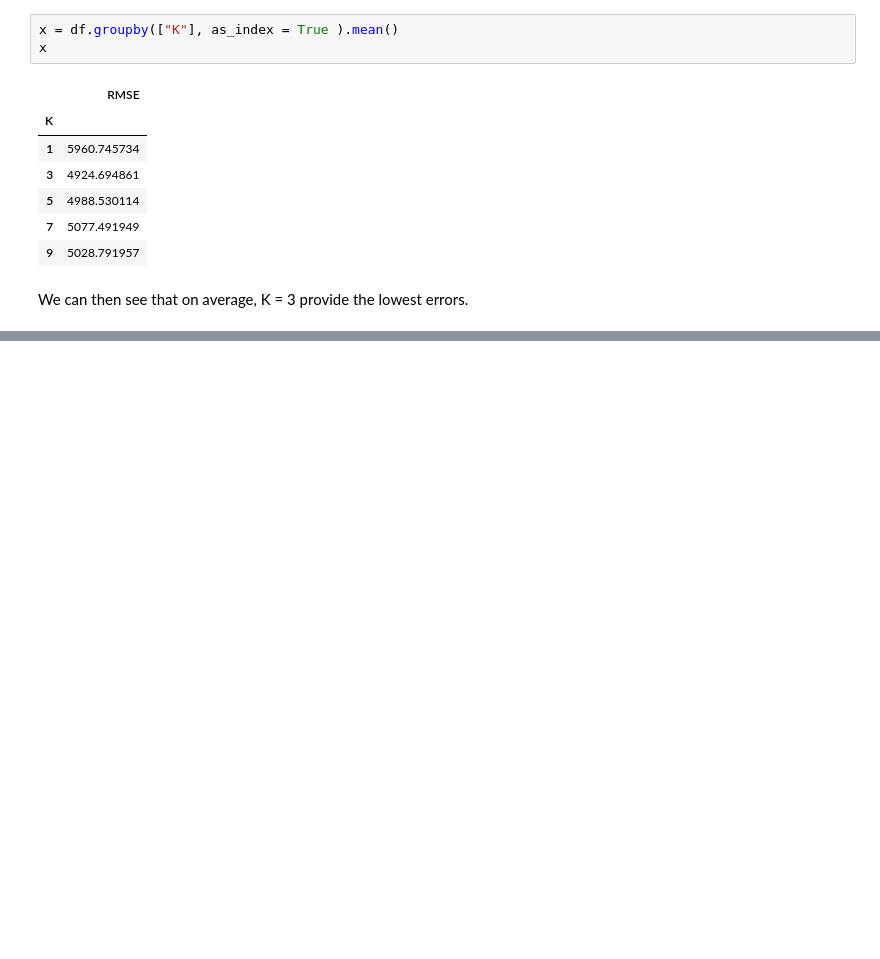
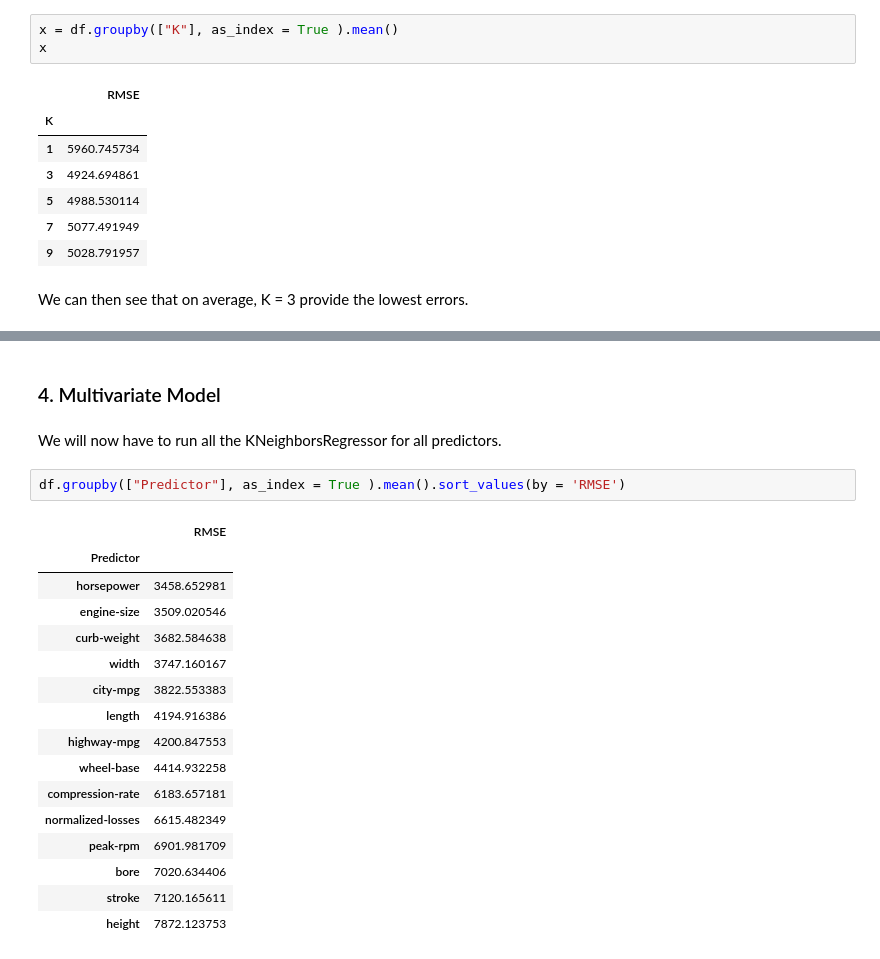
Before and after one commit to PaulineMalaguti/Dataquest, a Jupyter notebook: Python/Prediction Car Sales Price/Predicting_Car_Prices.ipynb, the cells around one changed output, grey strips where cells are left out. Saved outputs shown, nothing was run; the diff lists cells and outputs as text; blank space fills up the shorter version.

Commit message:
Started multivariate needs to continue

```diff
--- a/Python/Prediction Car Sales Price/Predicting_Car_Prices.ipynb
+++ b/Python/Prediction Car Sales Price/Predicting_Car_Prices.ipynb
@@ -280,0 +286,23 @@ We can then see that on average, K = 3 provide the lowest errors.
+# %% [markdown]
+### 4. Multivariate Model
+# %% [markdown]
+We will now have to run all the KNeighborsRegressor for all predictors.
+# %%
+df.groupby(["Predictor"], as_index = True ).mean().sort_values(by = 'RMSE')
+# %% [output]
+|  | RMSE |
+| Predictor |  |
+| horsepower | 3458.652981 |
+| engine-size | 3509.020546 |
+| curb-weight | 3682.584638 |
+| width | 3747.160167 |
+| city-mpg | 3822.553383 |
+| length | 4194.916386 |
+| highway-mpg | 4200.847553 |
+| wheel-base | 4414.932258 |
+| compression-rate | 6183.657181 |
+| normalized-losses | 6615.482349 |
+| peak-rpm | 6901.981709 |
+| bore | 7020.634406 |
+| stroke | 7120.165611 |
+| height | 7872.123753 |
```
Also changed, not shown: parts of 2 cells of this notebook.
